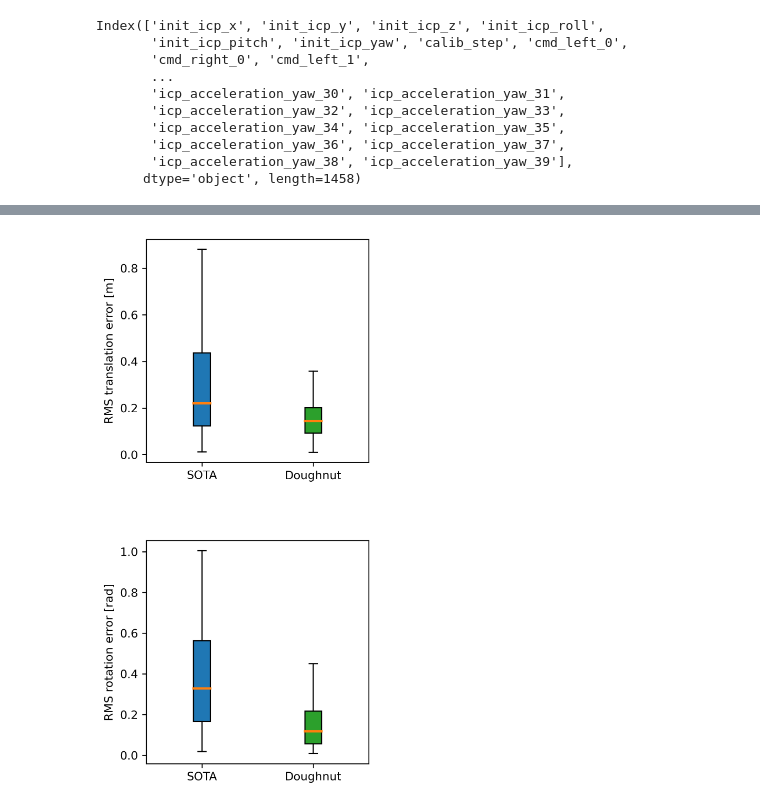
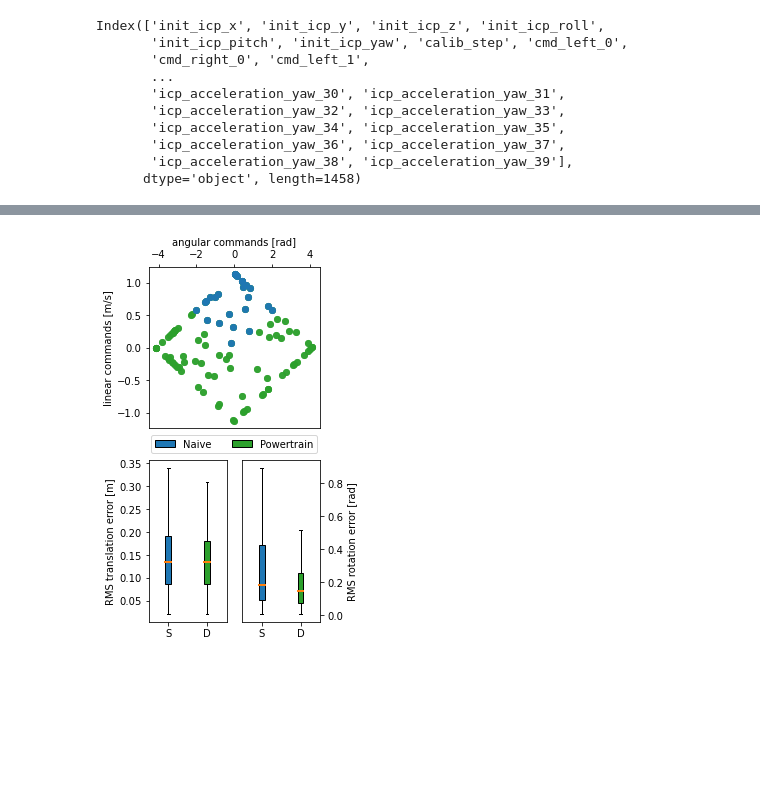
Before and after one commit to norlab-ulaval/norlab_WMRD, a Jupyter notebook: RAL2023/input_space_training.ipynb, the cells around one changed output, grey strips where cells are left out. Saved outputs shown, nothing was run; the diff lists cells and outputs as text; code cells hidden in the pictures; blank space fills up the shorter version.

```diff
--- a/RAL2023/input_space_training.ipynb
+++ b/RAL2023/input_space_training.ipynb
@@ -33,16 +33,18 @@ from util.util_func import *
 # dataset_path = '../data/ral2023_dataset/warthog_tracks/boreal_mud/slip_dataset_all.pkl'
 # dataset_path = '../data/ral2023_dataset/warthog_tracks/grand-axe_crusted-snow/slip_dataset_all.pkl'
 
-# dataset_path = '../data/ral2023_dataset/husky/boreal_snow/acceleration_dataset.pkl'
+dataset_path = '../data/ral2023_dataset/husky/boreal_snow/acceleration_dataset.pkl'
 # dataset_path = '../data/ral2023_dataset/husky/grand_salon_tile_inflated/acceleration_dataset.pkl'
 # dataset_path = '../data/ral2023_dataset/husky/grand_salon_left-deflated/acceleration_dataset.pkl'
 # dataset_path = '../data/ral2023_dataset/marmotte/boreal_snow/acceleration_dataset.pkl'
 # dataset_path = '../data/ral2023_dataset/marmotte/ga_hard_snow_a/acceleration_dataset.pkl'
 # dataset_path = '../data/ral2023_dataset/marmotte/ga_hard_snow_b/acceleration_dataset.pkl'
 # dataset_path = '../data/ral2023_dataset/marmotte/grand_salon_tile_b/acceleration_dataset.pkl'
-dataset_path = '../data/ral2023_dataset/warthog_tracks/boreal_mud/acceleration_dataset.pkl'
+# dataset_path = '../data/ral2023_dataset/warthog_tracks/boreal_mud/acceleration_dataset.pkl'
 # dataset_path = '../data/ral2023_dataset/warthog_tracks/grand-axe_crusted-snow/acceleration_dataset.pkl'
 # dataset_path = '../data/ral2023_dataset/warthog_wheels/gravel_1/acceleration_dataset.pkl'
+
+human_dataset = pd.read_csv('../data/ral2023_dataset/warthog_wheels/crv2020/human-commanded_speeds.csv')
 
 
 full_dataset = pd.read_pickle(dataset_path)
@@ -242,15 +244,15 @@ random_calib_mask = np.full(steady_state_idd_body_vel_x.shape[0], False)
 
 human_calib_counter = 0
 
+for i in range(0, steady_state_idd_body_vel_x.shape[0]):
+    if steady_state_idd_body_vel_x[i, 0] >= 0 and np.abs(steady_state_idd_body_vel_yaw[i, 0]) <= np.abs(steady_state_idd_body_vel_x[i, 0]) * 4.0:
+        human_calib_mask[i] = True
+        human_calib_counter += 1
+
 # for i in range(0, steady_state_idd_body_vel_x.shape[0]):
-#     if steady_state_idd_body_vel_x[i, 0] >= 0 and np.abs(steady_state_idd_body_vel_yaw[i, 0]) <= np.abs(steady_state_idd_body_vel_x[i, 0]) * 2:
+#     if steady_state_idd_body_vel_yaw[i, 0] >= 0 and np.abs(steady_state_idd_body_vel_x[i, 0]) <= np.abs(steady_state_idd_body_vel_yaw[i, 0]) * 0.5:
 #         human_calib_mask[i] = True
 #         human_calib_counter += 1
-
-for i in range(0, steady_state_idd_body_vel_x.shape[0]):
-    if steady_state_idd_body_vel_yaw[i, 0] >= 0 and np.abs(steady_state_idd_body_vel_x[i, 0]) <= np.abs(steady_state_idd_body_vel_yaw[i, 0]) * 0.5:
-        human_calib_mask[i] = True
-        human_calib_counter += 1
 
 # random_calib_mask[:human_calib_counter] = True
 random_calib_mask[:] = True
@@ -534,38 +547,86 @@ def compute_prediction_metrics(validate_dataset, robot):
 
 blr_slip_prediction_errors_human_translation, blr_slip_prediction_errors_human_rotation, blr_slip_prediction_errors_full_input_space_translation, blr_slip_prediction_errors_full_input_space_rotation = compute_prediction_metrics(validate_dataset, 'H')
 # %%
+from matplotlib.gridspec import GridSpec
+from matplotlib.patches import Ellipse, Rectangle
+
+def format_axes(fig):
+    for i, ax in enumerate(fig.axes):
+        ax.text(0.5, 0.5, "ax%d" % (i+1), va="center", ha="center")
+        ax.tick_params(labelbottom=False, labelleft=False)
+
 width  = 3.402
-height = width / 0.5
+height = width / 0.6
 
-fig, axs = plt.subplots(2, 1, dpi=300, gridspec_kw={'hspace': 0.35, 'wspace': 0.23})
+# fig, axs = plt.subplots(dpi=300, gridspec_kw={'hspace': 0.35, 'wspace': 0.23}, layout="constrained")
+
+fig = plt.figure()
+gs = GridSpec(2, 2)
+axs0 = fig.add_subplot(gs[0, :])
+axs1 = fig.add_subplot(gs[1, 0])
+axs2 = fig.add_subplot(gs[1, 1])
+
+print(axs1)
+print(fig)
 fig.set_size_inches(width, height)
-fig.subplots_adjust(left=.19, bottom=0.05, right=.98, top=.98)
-fig.tight_layout()
+fig.subplots_adjust(left=.19, bottom=0.04, right=.89, top=.91)
 
 medians_color = 'C1'
 sota_color = 'C0'
 doughnut_color = 'C2'
 
-axs[0].boxplot(blr_slip_prediction_errors_human_translation, positions=[0], showfliers=False, labels=['SOTA'], patch_artist=True,
+cmd = axs0.scatter(steady_state_idd_body_vel_yaw[:, 0], steady_state_idd_body_vel_x[:, 0],
+                  c = doughnut_color,
+                  cmap = 'cividis',
+                  alpha = alpha_plot,
+                  lw=0,
+                  s=50,
+                  label='Body vel commands',
+                 rasterized=True)
+
+cmd = axs0.scatter(steady_state_idd_body_vel_yaw[human_calib_mask, 0], steady_state_idd_body_vel_x[human_calib_mask, 0],
+                  c = sota_color,
+                  cmap = 'cividis',
+                  alpha = alpha_plot,
+                  lw=0,
+                  s=50,
+                  label='Body vel commands',
+                 rasterized=True)
+
+axs1.boxplot(blr_slip_prediction_errors_human_translation, positions=[0], showfliers=False, labels=['SOTA'], patch_artist=True,
                    boxprops=dict(facecolor = sota_color, color = 'k'),
                    whiskerprops=dict(color='k'),
                    medianprops=dict(color=medians_color, linewidth=2))
-axs[0].boxplot(blr_slip_prediction_errors_full_input_space_translation, positions=[1], showfliers=False, labels=['Doughnut'], patch_artist=True,
+axs1.boxplot(blr_slip_prediction_errors_full_input_space_translation, positions=[1], showfliers=False, labels=['Doughnut'], patch_artist=True,
                    boxprops=dict(facecolor = doughnut_color, color = 'k'),
                    whiskerprops=dict(color='k'),
                    medianprops=dict(color=medians_color, linewidth=2))
 
-axs[1].boxplot(blr_slip_prediction_errors_human_rotation, positions=[0], showfliers=False, labels=['SOTA'], patch_artist=True,
+axs2.boxplot(blr_slip_prediction_errors_human_rotation, positions=[0], showfliers=False, labels=['SOTA'], patch_artist=True,
                    boxprops=dict(facecolor = sota_color, color = 'k'),
                    whiskerprops=dict(color='k'),
                    medianprops=dict(color=medians_color, linewidth=2))
-axs[1].boxplot(blr_slip_prediction_errors_full_input_space_rotation, positions=[1], showfliers=False, labels=['Doughnut'], patch_artist=True,
+axs2.boxplot(blr_slip_prediction_errors_full_input_space_rotation, positions=[1], showfliers=False, labels=['Doughnut'], patch_artist=True,
                    boxprops=dict(facecolor = doughnut_color, color = 'k'),
                    whiskerprops=dict(color='k'),
                    medianprops=dict(color=medians_color, linewidth=2))
 
-axs[0].set_ylabel('RMS translation error [m]')
-axs[1].set_ylabel('RMS rotation error [rad]')
+# axs0.set_aspect('equal')
+axs0.set_xlabel('angular commands [rad]')
+axs0.set_ylabel('linear commands [m/s]')
+axs0.xaxis.set_label_position("top")
+axs0.xaxis.tick_top()
+
+axs1.set_ylabel('RMS translation error [m]')
+axs2.yaxis.set_label_position("right")
+axs2.yaxis.tick_right()
+axs2.set_ylabel('RMS rotation error [rad]')
+
+axs1.set_xticks([0, 1])
+axs1.set_xticklabels(['S', 'D'])
+axs2.set_xticklabels(['S', 'D'])
+# axs2.set_yscale('log')
+
 
 translation_improvement = (np.median(blr_slip_prediction_errors_human_translation) - np.median(blr_slip_prediction_errors_full_input_space_translation)) / np.median(blr_slip_prediction_errors_human_translation) * 100
 rotation_improvement = (np.median(blr_slip_prediction_errors_human_rotation) - np.median(blr_slip_prediction_errors_full_input_space_rotation)) / np.median(blr_slip_prediction_errors_human_rotation) * 100
@@ -573,5 +634,12 @@ rotation_improvement = (np.median(blr_slip_prediction_errors_human_rotation) - n
 print('Translation prediciton improvement : ', translation_improvement,  ' %')
 print('Rotation prediciton improvement : ', rotation_improvement, ' %')
 
+legend_elements = [Rectangle((0,0), width=5, height=3, facecolor=sota_color, label='Naive', linestyle='solid', edgecolor='k'),
+                   Rectangle((0,0), width=5, height=3, facecolor=doughnut_color, label='Powertrain', linestyle='solid', edgecolor='k')]
+
+fig.legend(handles=legend_elements, loc='center', ncol=6, bbox_to_anchor=(0.54,0.475))
+
+
+#
 plt.savefig('figs/sota_vs_doughnut_2_seconds.jpg')
 # %% [output]
@@ -580,4 +650,4 @@ Rotation prediciton improvement :  63.9695034513896  %
-[figure, old version]
+[figure, new version]
 # %%
 # Evaluation for 6 second horizons
 
```
Also changed, not shown: parts of 6 cells of this notebook, 19 other files.
